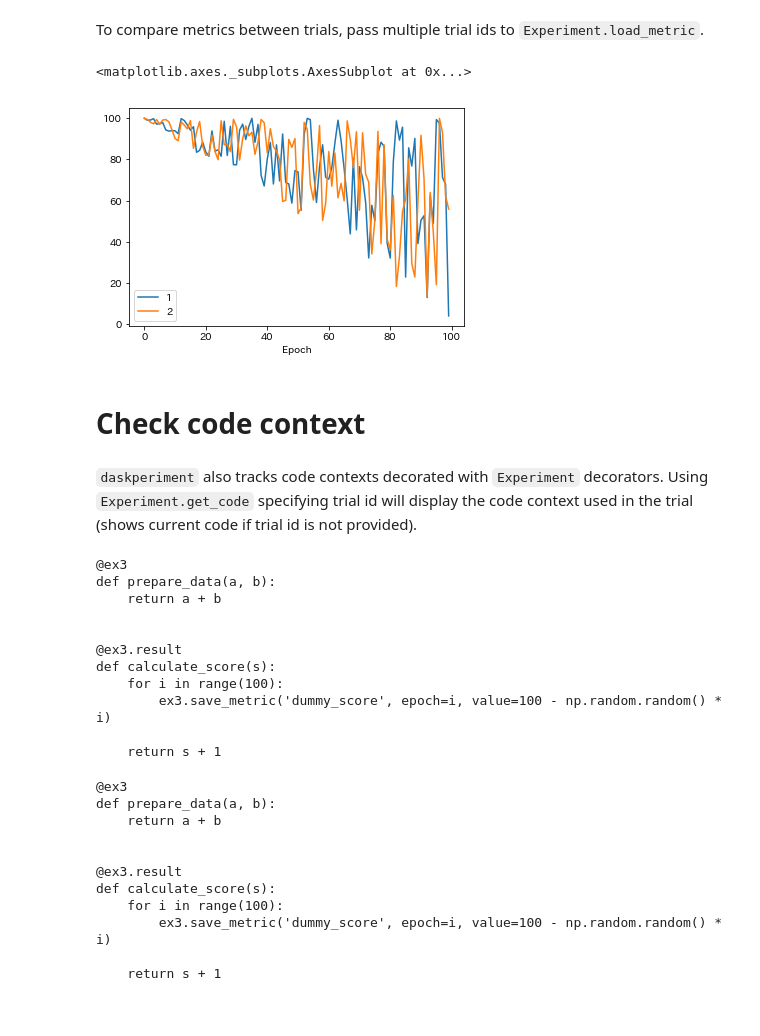
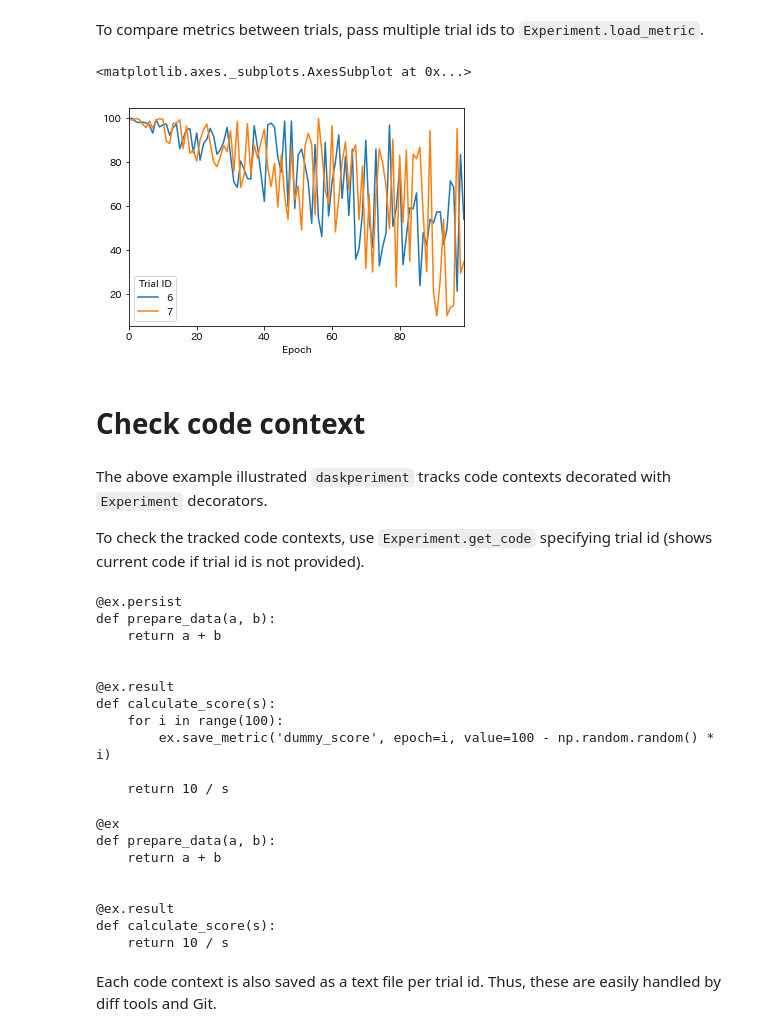
Before and after one commit to sinhrks/daskperiment, a Jupyter notebook: notebook/quickstart.ipynb, the cells around one changed output. Cells and saved outputs as stored; diff of their text form; code cells hidden in the pictures.

```diff
--- a/notebook/quickstart.ipynb
+++ b/notebook/quickstart.ipynb
@@ -147,4 +191,4 @@ s.compute()
 # %%
-ex2.set_parameters(a=3, b=2)
+ex.set_parameters(a=3, b=2)
 s.compute()
 # %% [output]
@@ -201,4 +239,4 @@ s = calculate_score(d)
 # %%
-ex3.set_parameters(a=1, b=2)
+ex.set_parameters(a=1, b=2)
 s.compute()
 # %% [output]
@@ -211,6 +251,6 @@ s.compute()
 # %% [markdown]
 After a trial, you can load saved metric using `Experiment.load_metric` specifying its name and trial_id. As it is returned as `DataFrame`, you can easily investigate it.
 # %%
-dummy_score = ex3.load_metric('dummy_score', trial_id=1)
+dummy_score = ex.load_metric('dummy_score', trial_id=6)
 dummy_score.head()
 # %% [output]
@@ -229,6 +269,6 @@ dummy_score.plot()
 # %% [markdown]
 Perform another trial.
 # %%
-ex3.set_parameters(a=3, b=4)
+ex.set_parameters(a=3, b=4)
 s.compute()
 # %% [output]
@@ -241,39 +283,40 @@ s.compute()
 # %% [markdown]
 To compare metrics between trials, pass multiple trial ids to `Experiment.load_metric`.
 # %%
-ex3.load_metric('dummy_score', trial_id=[1, 2]).plot()
+ex.load_metric('dummy_score', trial_id=[6, 7]).plot()
 # %% [output]
 <matplotlib.axes._subplots.AxesSubplot at 0x...>
-[figure, old version]
+[figure, new version]
 # %% [markdown]
 # Check code context
 # %% [markdown]
-`daskperiment` also tracks code contexts decorated with `Experiment` decorators. Using `Experiment.get_code` specifying trial id will display the code context used in the trial (shows current code if trial id is not provided).
+The above example illustrated `daskperiment` tracks code contexts decorated with `Experiment` decorators.
+
+To check the tracked code contexts, use `Experiment.get_code` specifying trial id (shows current code if trial id is not provided).
 # %%
-print(ex3.get_code())
+print(ex.get_code())
 # %% [output]
-@ex3
+@ex.persist
 def prepare_data(a, b):
     return a + b
 
 
-@ex3.result
+@ex.result
 def calculate_score(s):
     for i in range(100):
-        ex3.save_metric('dummy_score', epoch=i, value=100 - np.random.random() * i)
+        ex.save_metric('dummy_score', epoch=i, value=100 - np.random.random() * i)
 
-    return s + 1
+    return 10 / s
 # %%
-print(ex3.get_code(trial_id=1))
+print(ex.get_code(trial_id=1))
 # %% [output]
-@ex3
+@ex
 def prepare_data(a, b):
     return a + b
 
 
-@ex3.result
+@ex.result
 def calculate_score(s):
-    for i in range(100):
-        ex3.save_metric('dummy_score', epoch=i, value=100 - np.random.random() * i)
-
-    return s + 1
+    return 10 / s
+# %% [markdown]
+Each code context is also saved as a text file per trial id. Thus, these are easily handled by diff tools and  Git.
```
Also changed, not shown: parts of 41 cells of this notebook, 15 other files.
